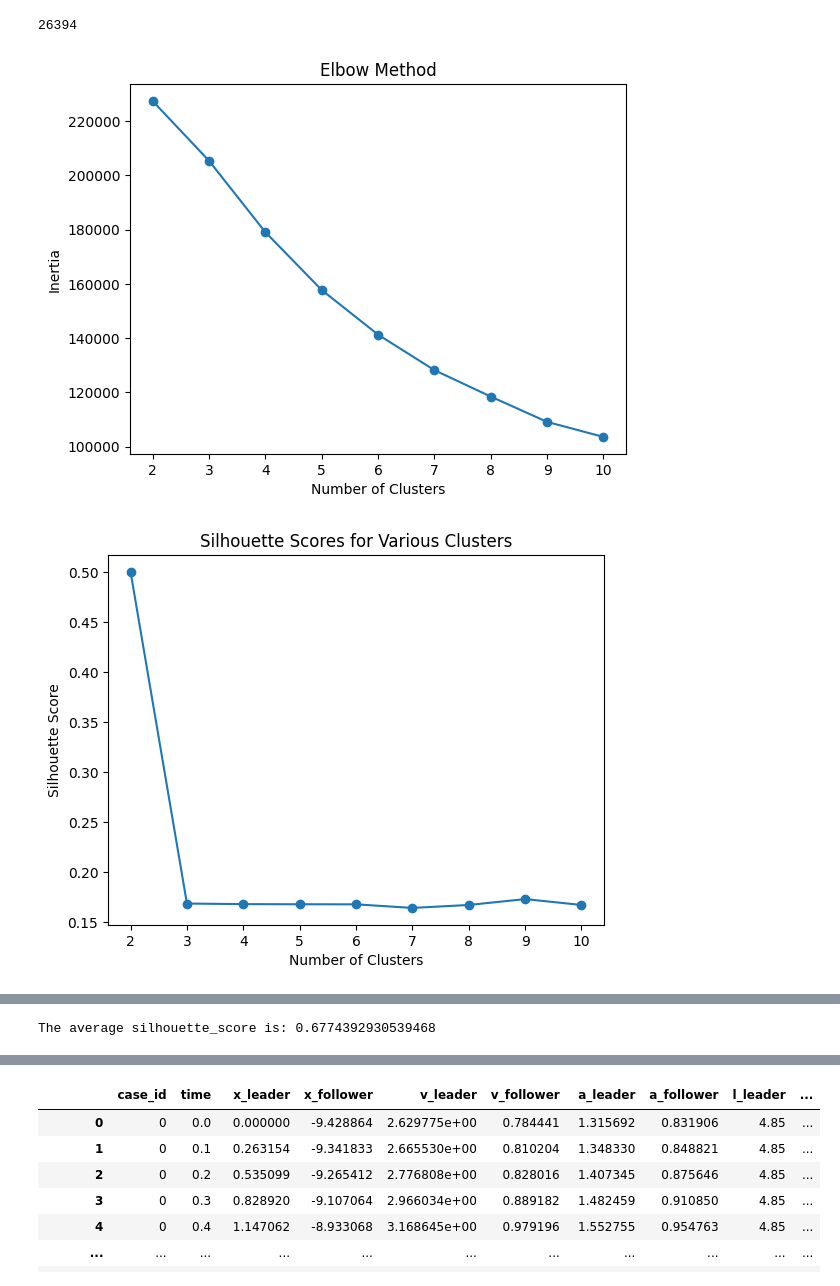
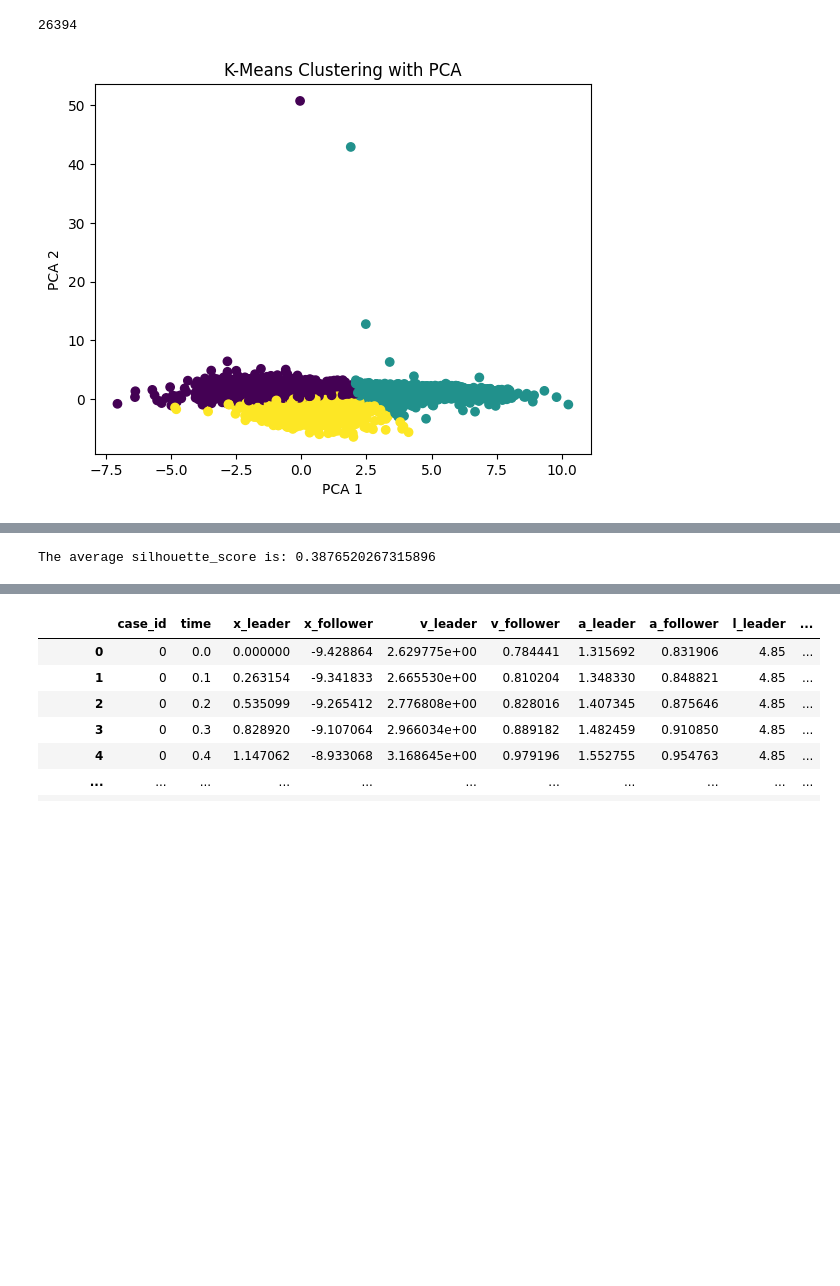
Before and after one commit to romanzy313/car-following-project, a Jupyter notebook: src/Seq2Seq.ipynb, the cells around one changed output, grey strips where cells are left out. Drawn from its saved outputs; the diff is of its cells as text; code cells hidden in the pictures; blank space fills up the shorter version.

```diff
--- a/src/Seq2Seq.ipynb
+++ b/src/Seq2Seq.ipynb
@@ -183,34 +183,34 @@ def find_optimal_clusters(data, max_clusters=10):
     plt.xlabel('Number of Clusters')
     plt.ylabel('Inertia')
     plt.title('Elbow Method')
     plt.show()
 
     # Silhouette Score Plot
     plt.plot(range(2, max_clusters+1), silhouette_scores, 'o-')
     plt.xlabel('Number of Clusters')
     plt.ylabel('Silhouette Score')
     plt.title('Silhouette Scores for Various Clusters')
     plt.show()
 
     # Assuming the elbow is at the cluster number with the highest silhouette score
     optimal_clusters = np.argmax(silhouette_scores) + 2  # +2 because range starts from 2
 
     return optimal_clusters
 
 # Usage
 selected_features = trainHA  # assuming this is a predefined dataframe
 
 # Finding optimal number of clusters
-normalized_data, _, _, _ = normalize_and_cluster(selected_features, apply_pca=True)
-optimal_clusters = find_optimal_clusters(normalized_data)
+# normalized_data, _, _, _ = normalize_and_cluster(selected_features, apply_pca=True)
+# optimal_clusters = find_optimal_clusters(normalized_data)
+optimal_clusters = 3
 
 # Clustering and plotting
 _, pca_data, labels, clustered_data = normalize_and_cluster(selected_features, n_clusters=optimal_clusters, apply_pca=True)
 plot_results(selected_features, labels, pca_data)
 
 # Computing the average silhouette score
 silhouette_avg = silhouette_score(pca_data, labels)
 print("The average silhouette_score is:", silhouette_avg)
 # %% [output]
-[figure, old version]
+[figure, new version]
-[figure, removed]
@@ -218,4 +217,4 @@ print("The average silhouette_score is:", silhouette_avg)
-The average silhouette_score is: 0.6774392930539468
+The average silhouette_score is: 0.3876520267315896
 # %%
 def train_df(dataset: str, clustered_data: pd.DataFrame, mode: str):
     """
```
Also changed, not shown: parts of 3 cells of this notebook, 13 other files.
